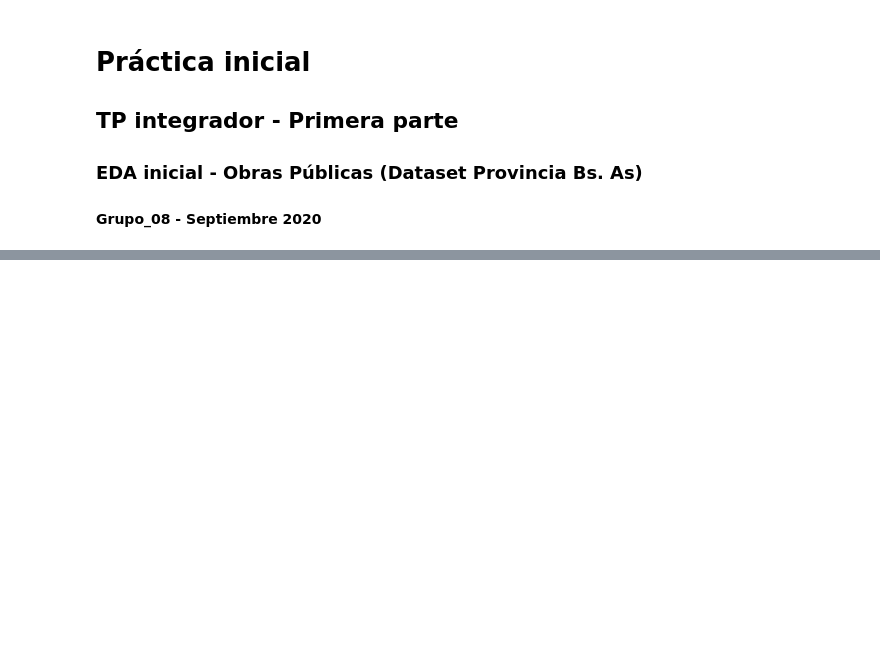
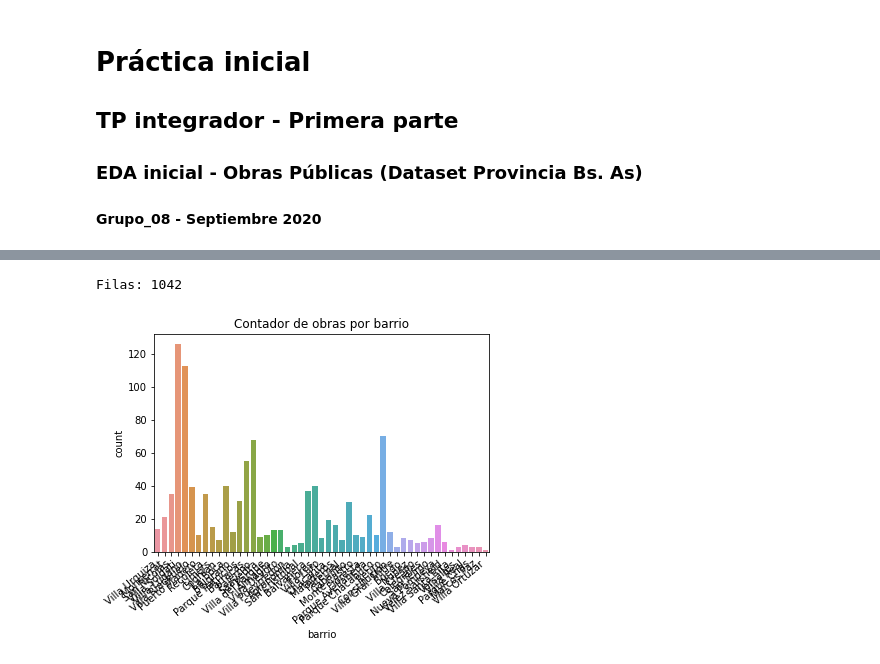
Before and after one commit to micatokashiki/Python-Project, a Jupyter notebook: Obras Públicas - Primera parte.ipynb, the cells around one changed output, grey strips where cells are left out. Saved outputs shown, nothing was run; the diff lists cells and outputs as text; code cells hidden in the pictures; blank space fills up the shorter version.

```diff
--- a/Obras Públicas - Primera parte.ipynb
+++ b/Obras Públicas - Primera parte.ipynb
@@ -58,0 +246,27 @@ plt.show()
+# %%
+# Algún mono escribió mal (montserrat)
+# Villa del Parque está repetido por una mayúscula
+# A alguien le salió el turro y puso LA BOCA y otro solo Boca
+
+
+def clean_row(row):
+    a= ['La Boca','Boca']
+    b= ['Montserrat','Monserrat']
+    c= ['Villa Del Parque','Villa del Parque']
+
+    if row.barrio in a:
+        return 'La Boca'
+    if row.barrio in b:
+        return 'Monserrat'
+    if row.barrio in c:
+        return 'Villa del Parque'
+    return row.barrio
+
+def clean_df(obras_cleaned):
+    obras_cleaned=obras_cleaned.copy()
+    obras_cleaned['barrio']=obras_cleaned.apply(lambda row:
+                                                   clean_row(row),axis=1)
+    return obras_cleaned
+
+obras_cleaned=clean_df(obras_cleaned)
+print(obras_cleaned.barrio.unique())
@@ -58,0 +284,19 @@ plt.show()
+# %%
+# Hay algunos NaNs también, se van
+
+obras_cleaned.dropna(subset=['barrio'], how='any', inplace=True, axis='index')
+filas2 = np.shape(obras_cleaned)[0]
+print(f'Filas: {filas2}')
+
+# Teníamos 1047, así que se fueron solo 5, está bien, no fue tan grave
+# %% [output]
+Filas: 1042
+# %%
+# Probamos visualizar
+
+ax = sns.countplot(x='barrio', data=obras_cleaned)
+ax.set_xticklabels(ax.get_xticklabels(), rotation=40, ha="right")
+plt.title("Contador de obras por barrio")
+plt.show()
+# %% [output]
+[figure, added]
```
Also changed, not shown: parts of 43 cells of this notebook.
